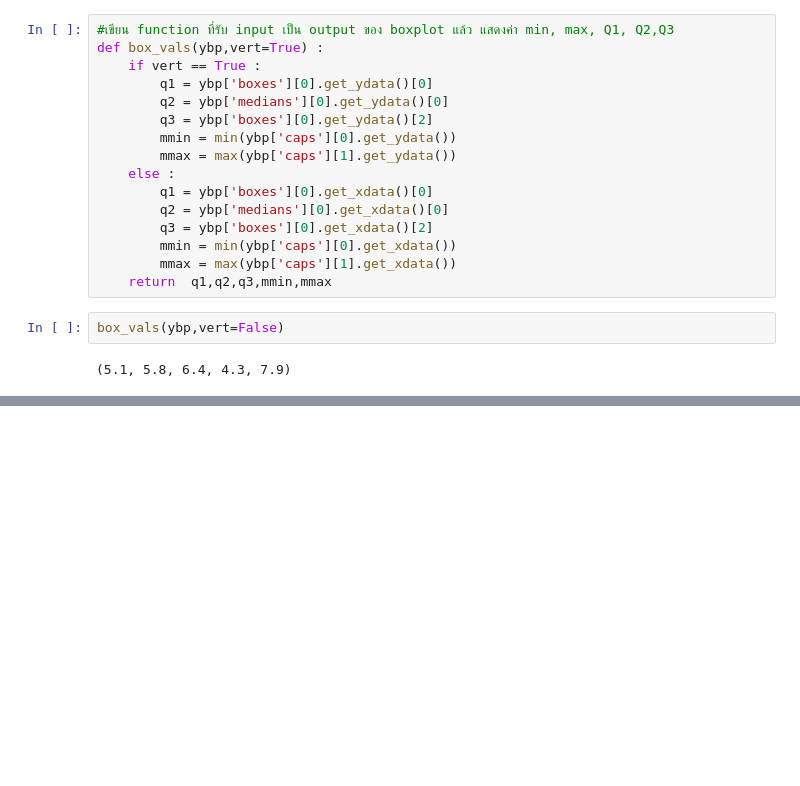
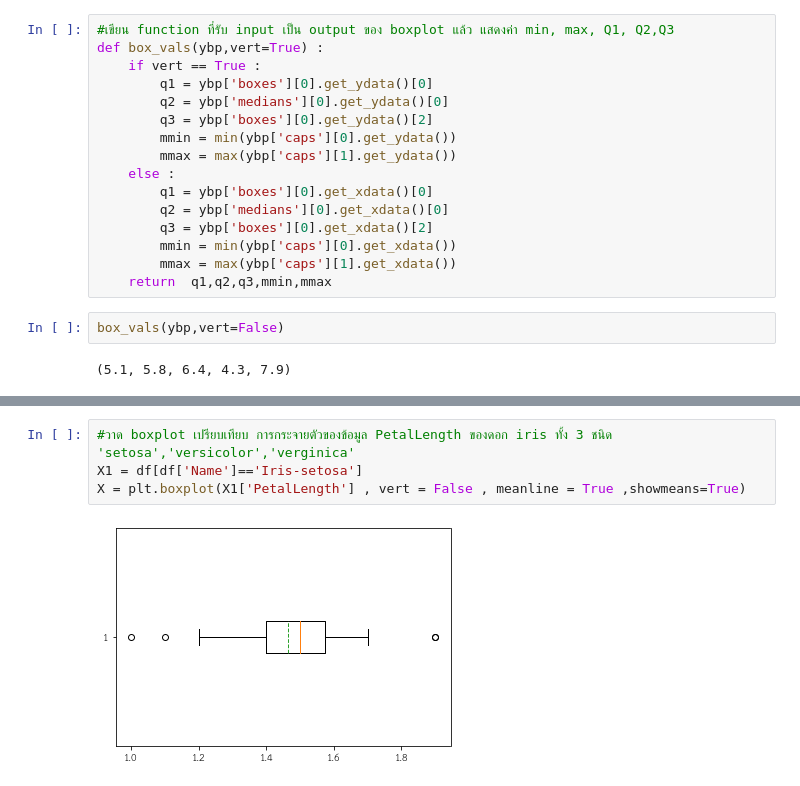
Before and after one commit to 6230204513/data_viz_2022, a Jupyter notebook: DataViz02_Data_Distribution.ipynb, the cells around one changed output, grey strips where cells are left out. Drawn from its saved outputs; the diff is of its cells as text; blank space fills up the shorter version.

```diff
--- a/DataViz02_Data_Distribution.ipynb
+++ b/DataViz02_Data_Distribution.ipynb
@@ -366,0 +360,6 @@ KeyError: ignored
+# %%
+#วาด boxplot เปรียบเทียบ การกระจายตัวของข้อมูล PetalLength ของดอก iris ทั้ง 3 ชนิด 'setosa','versicolor','verginica'
+X1 = df[df['Name']=='Iris-setosa']
+X = plt.boxplot(X1['PetalLength'] , vert = False , meanline = True ,showmeans=True)
+# %% [output]
+[figure, added]
```
Also changed, not shown: parts of 5 cells of this notebook.
